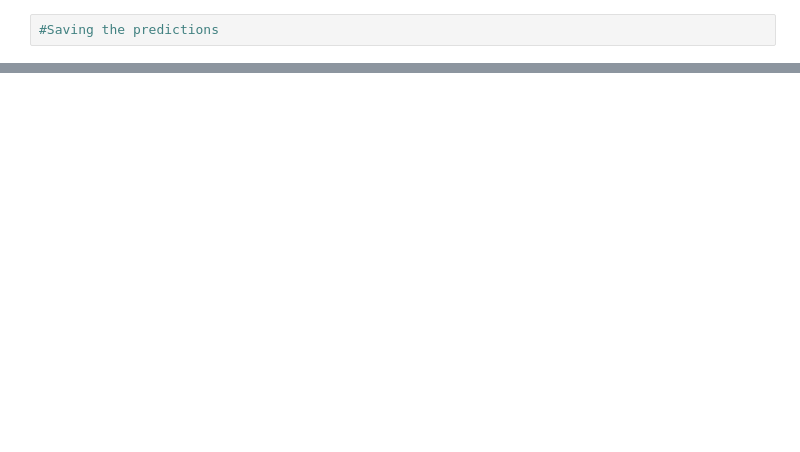
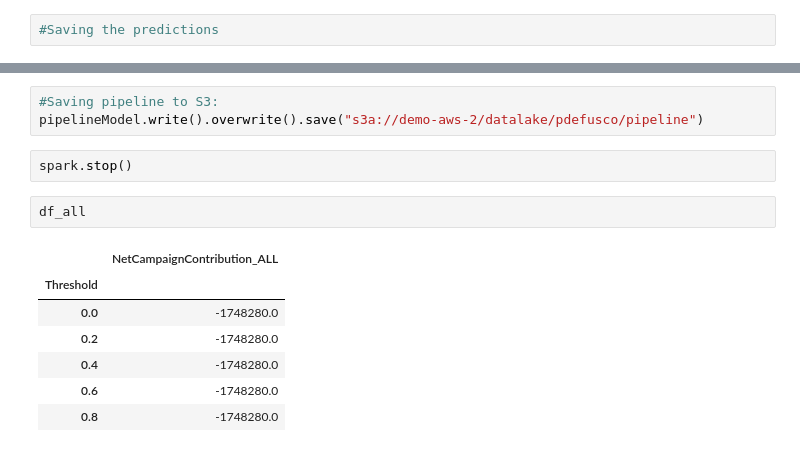
Before and after one commit to pdefusco/CML_SparkMLLIB_ACE_HOL, a Jupyter notebook: 3_LC_Baseline_Model_Development.ipynb, the cells around one changed output, grey strips where cells are left out. Drawn from its saved outputs; the diff is of its cells as text; blank space fills up the shorter version.

```diff
--- a/3_LC_Baseline_Model_Development.ipynb
+++ b/3_LC_Baseline_Model_Development.ipynb
@@ -635,0 +312,15 @@ temp.to_csv("data/baseline/predictions/label_vs_pred.csv")
+# %%
+#Saving pipeline to S3:
+pipelineModel.write().overwrite().save("s3a://demo-aws-2/datalake/pdefusco/pipeline")
+# %%
+spark.stop()
+# %%
+df_all
+# %% [output]
+|  | NetCampaignContribution_ALL |
+| Threshold |  |
+| 0.0 | -1748280.0 |
+| 0.2 | -1748280.0 |
+| 0.4 | -1748280.0 |
+| 0.6 | -1748280.0 |
+| 0.8 | -1748280.0 |
```
Also changed, not shown: parts of 120 cells of this notebook, 36 other files.
